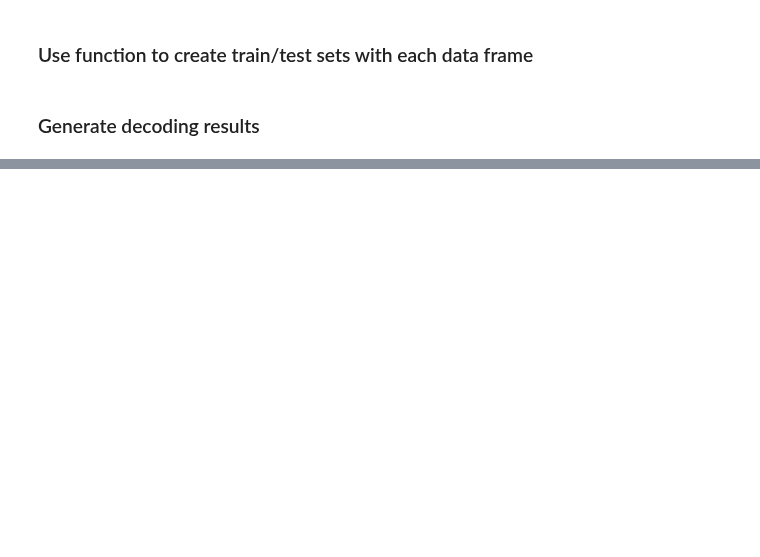
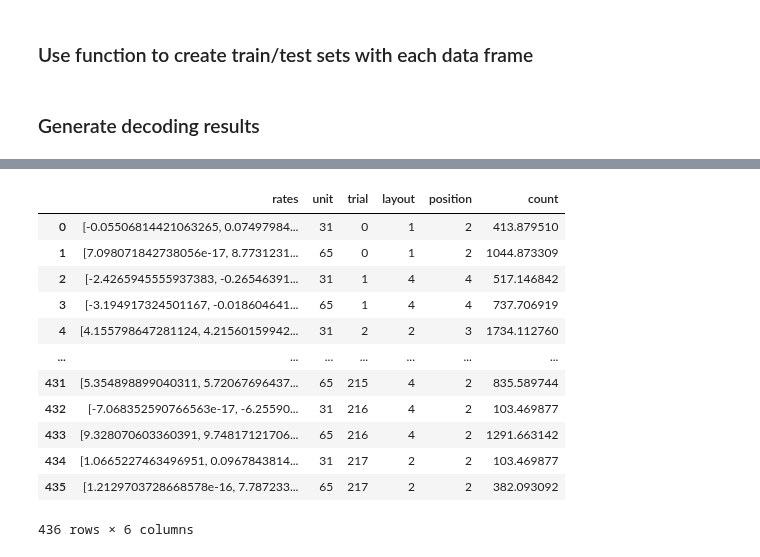
Before and after one commit to ntolley/SEE_decoding, a Jupyter notebook: notebooks/movement_decoding_rnn.ipynb, the cells around one changed output, grey strips where cells are left out. Cells and saved outputs as stored; diff of their text form; code cells hidden in the pictures; blank space fills up the shorter version.

Commit message:
Write video dataframe code

```diff
--- a/notebooks/movement_decoding_rnn.ipynb
+++ b/notebooks/movement_decoding_rnn.ipynb
@@ -419,3 +429,19 @@ plt.tight_layout()
+# %%
+neural_df
+# %% [output]
+|  | rates | unit | trial | layout | position | count |
+| 0 | [-0.05506814421063265, 0.07497984... | 31 | 0 | 1 | 2 | 413.879510 |
+| 1 | [7.098071842738056e-17, 8.7731231... | 65 | 0 | 1 | 2 | 1044.873309 |
+| 2 | [-2.4265945555937383, -0.26546391... | 31 | 1 | 4 | 4 | 517.146842 |
+| 3 | [-3.194917324501167, -0.018604641... | 65 | 1 | 4 | 4 | 737.706919 |
+| 4 | [4.155798647281124, 4.21560159942... | 31 | 2 | 2 | 3 | 1734.112760 |
+| ... | ... | ... | ... | ... | ... | ... |
+| 431 | [5.354898899040311, 5.72067696437... | 65 | 215 | 4 | 2 | 835.589744 |
+| 432 | [-7.068352590766563e-17, -6.25590... | 31 | 216 | 4 | 2 | 103.469877 |
+| 433 | [9.328070603360391, 9.74817121706... | 65 | 216 | 4 | 2 | 1291.663142 |
+| 434 | [1.0665227463496951, 0.0967843814... | 31 | 217 | 2 | 2 | 103.469877 |
+| 435 | [1.2129703728668578e-16, 7.787233... | 65 | 217 | 2 | 2 | 382.093092 |
+436 rows × 6 columns
 # %%
 nolayout_test_corr = decode_results[decoder_type][cond1]['test_corr']
 all_test_corr = decode_results[decoder_type][cond2]['test_corr']
```
Also changed, not shown: parts of 10 cells of this notebook, 4 other files.
